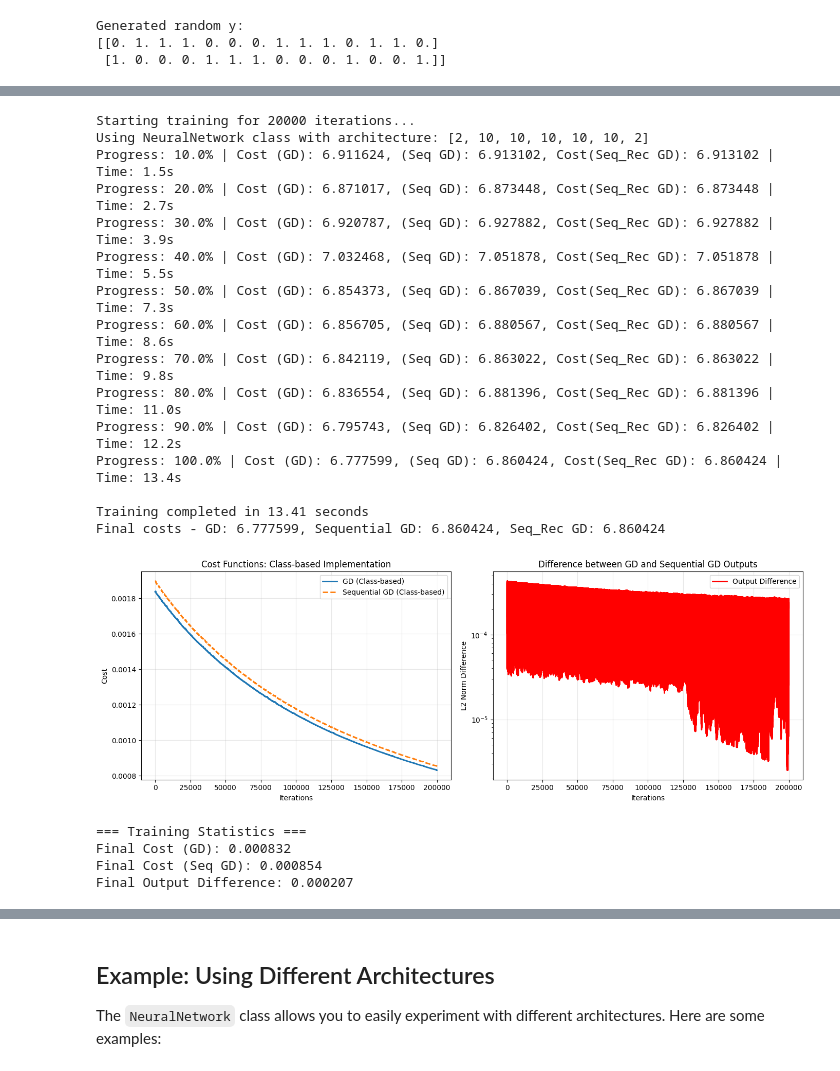
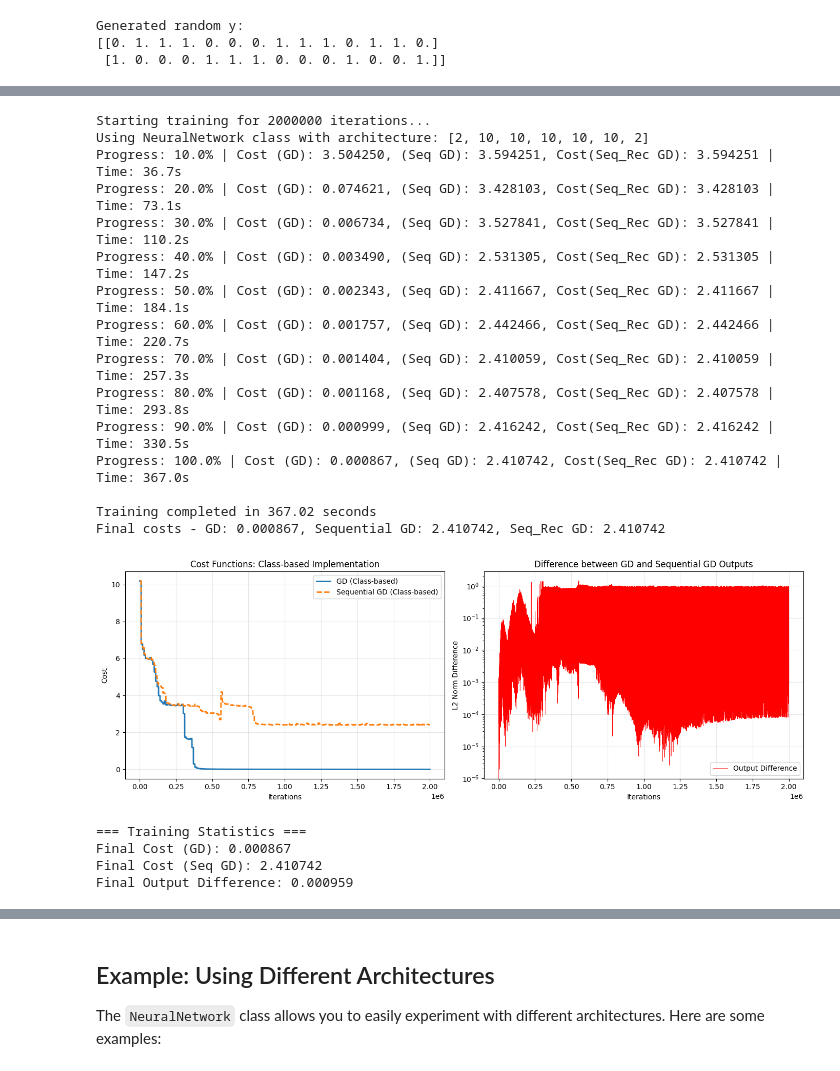
Before and after one commit to gg5d/Sequential_GD, a Jupyter notebook: naive_ANN_with_seq_GD_NN_class_Updated_Activations.ipynb, the cells around one changed output, grey strips where cells are left out. Cells and saved outputs as stored; diff of their text form; code cells hidden in the pictures.

```diff
--- a/naive_ANN_with_seq_GD_NN_class_Updated_Activations.ipynb
+++ b/naive_ANN_with_seq_GD_NN_class_Updated_Activations.ipynb
@@ -363,8 +363,8 @@ plt.show()
 # Training hyperparameters
 learning_rate = 0.05
 learning_rate_seq = 0.05
-Niter = 20000
-cost_calc_frequency = 100  # Calculate full cost every N iterations (for efficiency)
+Niter = 2000000
+cost_calc_frequency = 10000  # Calculate full cost every N iterations (for efficiency)
 
 # Initialize tracking arrays
 cost_value_class = np.zeros((Niter, 1))
@@ -423,58 +423,58 @@ elapsed_time = time.time() - start_time
 print(f"\nTraining completed in {elapsed_time:.2f} seconds")
 print(f"Final costs - GD: {cost_value_class[-1][0]:.6f}, Sequential GD: {cost_value_seq_class[-1][0]:.6f}, Seq_Rec GD: {cost_value_seq_recalc[-1][0]:.6f}")
 # %% [output]
-Starting training for 20000 iterations...
+Starting training for 2000000 iterations...
 Using NeuralNetwork class with architecture: [2, 10, 10, 10, 10, 10, 2]
-Progress: 10.0% | Cost (GD): 6.911624, (Seq GD): 6.913102, Cost(Seq_Rec GD): 6.913102 | Time: 1.5s
-Progress: 20.0% | Cost (GD): 6.871017, (Seq GD): 6.873448, Cost(Seq_Rec GD): 6.873448 | Time: 2.7s
-Progress: 30.0% | Cost (GD): 6.920787, (Seq GD): 6.927882, Cost(Seq_Rec GD): 6.927882 | Time: 3.9s
-Progress: 40.0% | Cost (GD): 7.032468, (Seq GD): 7.051878, Cost(Seq_Rec GD): 7.051878 | Time: 5.5s
-Progress: 50.0% | Cost (GD): 6.854373, (Seq GD): 6.867039, Cost(Seq_Rec GD): 6.867039 | Time: 7.3s
-Progress: 60.0% | Cost (GD): 6.856705, (Seq GD): 6.880567, Cost(Seq_Rec GD): 6.880567 | Time: 8.6s
-Progress: 70.0% | Cost (GD): 6.842119, (Seq GD): 6.863022, Cost(Seq_Rec GD): 6.863022 | Time: 9.8s
-Progress: 80.0% | Cost (GD): 6.836554, (Seq GD): 6.881396, Cost(Seq_Rec GD): 6.881396 | Time: 11.0s
-Progress: 90.0% | Cost (GD): 6.795743, (Seq GD): 6.826402, Cost(Seq_Rec GD): 6.826402 | Time: 12.2s
-Progress: 100.0% | Cost (GD): 6.777599, (Seq GD): 6.860424, Cost(Seq_Rec GD): 6.860424 | Time: 13.4s
+Progress: 10.0% | Cost (GD): 3.504250, (Seq GD): 3.594251, Cost(Seq_Rec GD): 3.594251 | Time: 36.7s
+Progress: 20.0% | Cost (GD): 0.074621, (Seq GD): 3.428103, Cost(Seq_Rec GD): 3.428103 | Time: 73.1s
+Progress: 30.0% | Cost (GD): 0.006734, (Seq GD): 3.527841, Cost(Seq_Rec GD): 3.527841 | Time: 110.2s
+Progress: 40.0% | Cost (GD): 0.003490, (Seq GD): 2.531305, Cost(Seq_Rec GD): 2.531305 | Time: 147.2s
+Progress: 50.0% | Cost (GD): 0.002343, (Seq GD): 2.411667, Cost(Seq_Rec GD): 2.411667 | Time: 184.1s
+Progress: 60.0% | Cost (GD): 0.001757, (Seq GD): 2.442466, Cost(Seq_Rec GD): 2.442466 | Time: 220.7s
+Progress: 70.0% | Cost (GD): 0.001404, (Seq GD): 2.410059, Cost(Seq_Rec GD): 2.410059 | Time: 257.3s
+Progress: 80.0% | Cost (GD): 0.001168, (Seq GD): 2.407578, Cost(Seq_Rec GD): 2.407578 | Time: 293.8s
+Progress: 90.0% | Cost (GD): 0.000999, (Seq GD): 2.416242, Cost(Seq_Rec GD): 2.416242 | Time: 330.5s
+Progress: 100.0% | Cost (GD): 0.000867, (Seq GD): 2.410742, Cost(Seq_Rec GD): 2.410742 | Time: 367.0s
 
-Training completed in 13.41 seconds
-Final costs - GD: 6.777599, Sequential GD: 6.860424, Seq_Rec GD: 6.860424
+Training completed in 367.02 seconds
+Final costs - GD: 0.000867, Sequential GD: 2.410742, Seq_Rec GD: 2.410742
 # %%
 # ========== VISUALIZE TRAINING RESULTS ==========
 fig, axes = plt.subplots(1, 2, figsize=(14, 5))
 
 # Plot cost functions
 axes[0].plot(cost_value_class, label='GD (Class-based)', linewidth=2)
 axes[0].plot(cost_value_seq_class, linestyle='--', label='Sequential GD (Class-based)', linewidth=2)
 axes[0].set_xlabel('Iterations')
 axes[0].set_ylabel('Cost')
 axes[0].set_title('Cost Functions: Class-based Implementation')
 axes[0].legend()
 axes[0].grid(True, alpha=0.3)
 
 # Plot output differences
-axes[1].plot(diff_output_class, label='Output Difference', color='red', linewidth=2)
+axes[1].plot(diff_output_class, label='Output Difference', color='red', linewidth=0.5)
 axes[1].set_xlabel('Iterations')
 axes[1].set_ylabel('L2 Norm Difference')
 axes[1].set_title('Difference between GD and Sequential GD Outputs')
 axes[1].legend()
 axes[1].grid(True, alpha=0.3)
 axes[1].set_yscale('log')  # Log scale for better visualization
 
 plt.tight_layout()
 plt.savefig('training_results_class_based.png', dpi=150)
 plt.show()
 
 # Print final statistics
 print("\n=== Training Statistics ===")
 print(f"Final Cost (GD): {cost_value_class[-1][0]:.6f}")
 print(f"Final Cost (Seq GD): {cost_value_seq_class[-1][0]:.6f}")
 print(f"Final Output Difference: {diff_output_class[-1][0]:.6f}")
 # %% [output]
-[figure, old version]
+[figure, new version]
 === Training Statistics ===
-Final Cost (GD): 0.000832
-Final Cost (Seq GD): 0.000854
-Final Output Difference: 0.000207
+Final Cost (GD): 0.000867
+Final Cost (Seq GD): 2.410742
+Final Output Difference: 0.000959
 # %%
 # ========== DECISION BOUNDARY VISUALIZATION ==========
 # Create a meshgrid for decision boundary visualization
```
Also changed, not shown: parts of 30 cells of this notebook, 4 other files.
